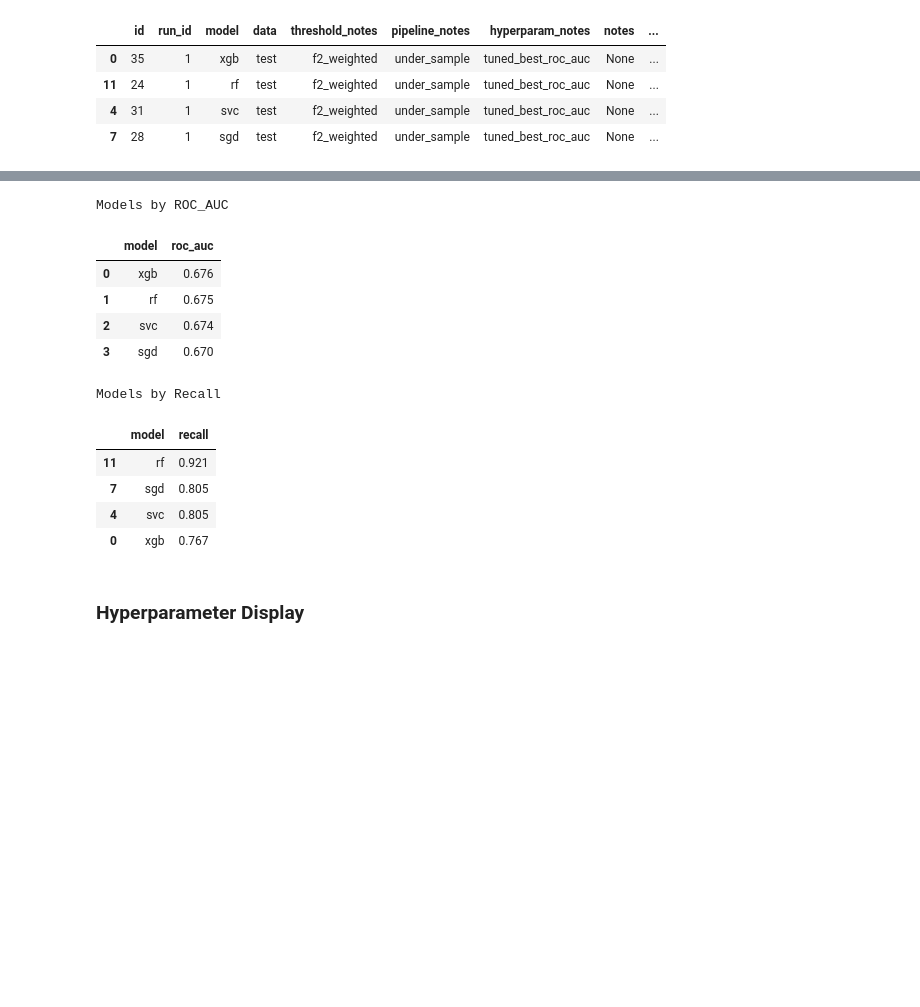
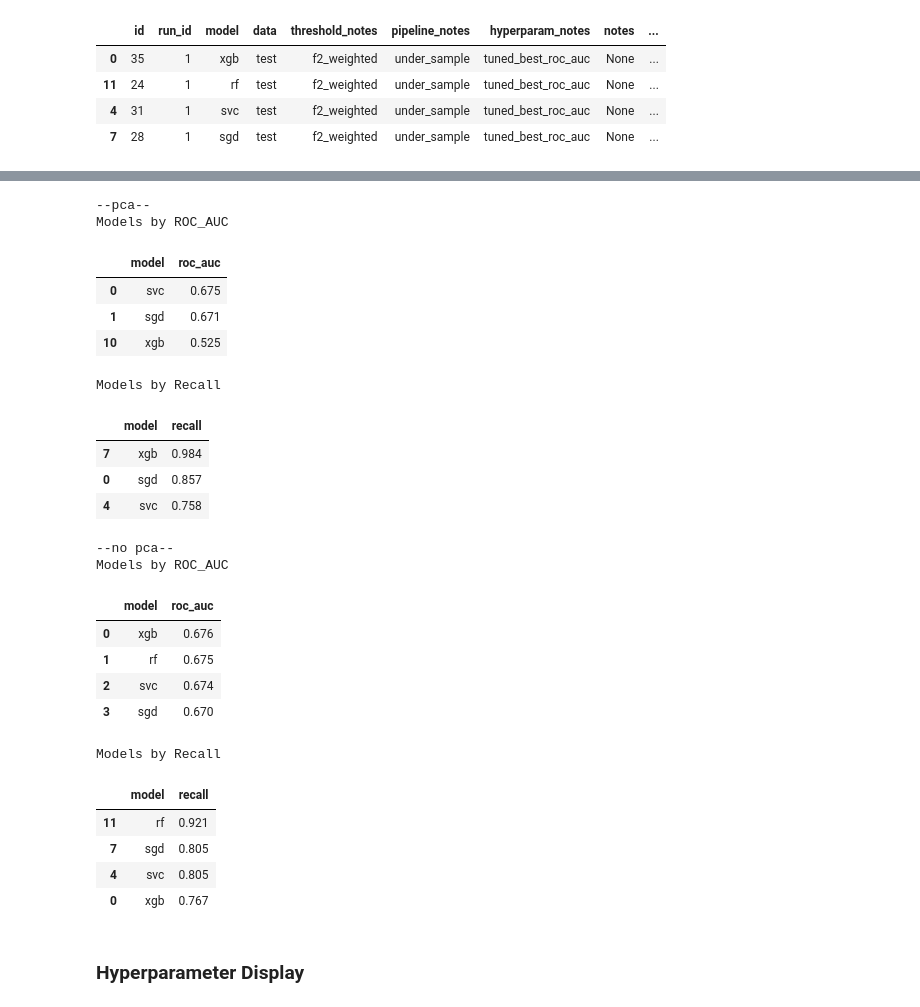
Before and after one commit to meaton96/Eaton_633_Project, a Jupyter notebook: notebooks/000_Main.ipynb, the cells around one changed output, grey strips where cells are left out. Cells and saved outputs as stored; diff of their text form; code cells hidden in the pictures; blank space fills up the shorter version.

```diff
--- a/notebooks/000_Main.ipynb
+++ b/notebooks/000_Main.ipynb
@@ -6,10 +6,10 @@ from shared_util.pipelines import ModelPipeline
 import warnings
 warnings.filterwarnings('ignore')
 
-METRICS_DB_ID = 1
-METRICS_NOTES = "None"
+METRICS_DB_ID = 2
+METRICS_NOTES = "PCA"
 
-UPDATE_DATABASE = False
+UPDATE_DATABASE = True
 
 LOG_TRANSFORM_COLS = np.array(
     ['number_outpatient', 'number_inpatient', 'number_emergency',
@@ -20,7 +20,8 @@ LOG_TRANSFORM_COLS = np.array(
 # %%
 from shared_util.fetch import fetch_metric
 
-results_df = fetch_metric(run_id=METRICS_DB_ID).sort_values(by='roc_auc', ascending=False)
+pca_results_df = fetch_metric(run_id=METRICS_DB_ID).sort_values(by='roc_auc', ascending=False)
+results_df = fetch_metric(run_id=1).sort_values(by='roc_auc', ascending=False)
 
 
 results_df[results_df['data'] == 'test'].head(5)
@@ -40,19 +46,36 @@ plot_metrics(results_df, METRICS_DB_ID)
 # %%
-summary_by_auc(results_df, plot_id=METRICS_DB_ID)
+print('--pca--')
+summary_by_auc(pca_results_df, plot_id=METRICS_DB_ID)
+summary_by_recall(pca_results_df)
+
+print('--no pca--')
+summary_by_auc(results_df, plot_id=1)
 summary_by_recall(results_df)
 # %% [output]
+--pca--
 Models by ROC_AUC
 |  | model | roc_auc |
-| 0 | xgb | 0.676 |
-| 1 | rf | 0.675 |
-| 2 | svc | 0.674 |
-| 3 | sgd | 0.670 |
+| 0 | svc | 0.675 |
+| 1 | sgd | 0.671 |
+| 10 | xgb | 0.525 |
 Models by Recall
 |  | model | recall |
-| 11 | rf | 0.921 |
-| 7 | sgd | 0.805 |
-| 4 | svc | 0.805 |
-| 0 | xgb | 0.767 |
+| 7 | xgb | 0.984 |
+| 0 | sgd | 0.857 |
+| 4 | svc | 0.758 |
+--no pca--
+Models by ROC_AUC
+|  | model | roc_auc |
+| 0 | xgb | 0.676 |
+| 1 | rf | 0.675 |
+| 2 | svc | 0.674 |
+| 3 | sgd | 0.670 |
+Models by Recall
+|  | model | recall |
+| 11 | rf | 0.921 |
+| 7 | sgd | 0.805 |
+| 4 | svc | 0.805 |
+| 0 | xgb | 0.767 |
 # %% [markdown]
 ### Hyperparameter Display
 # %%
```
Also changed, not shown: parts of 18 cells of this notebook, 1 other file.
